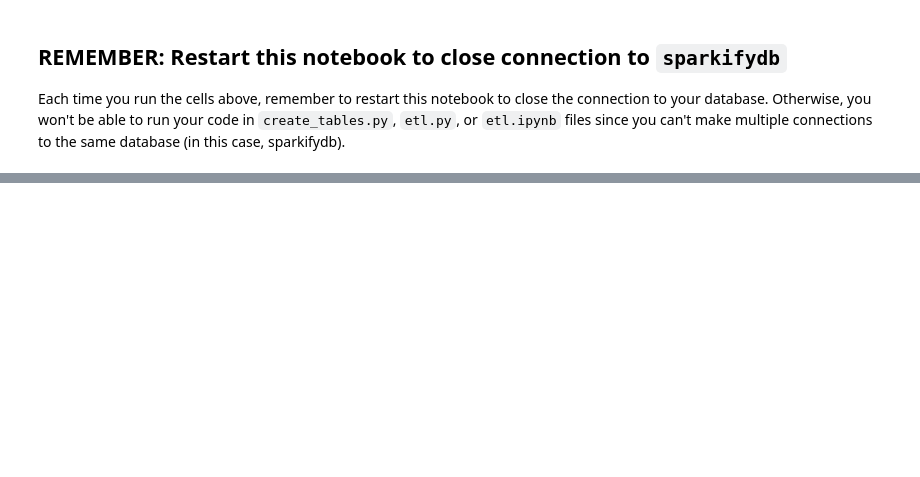
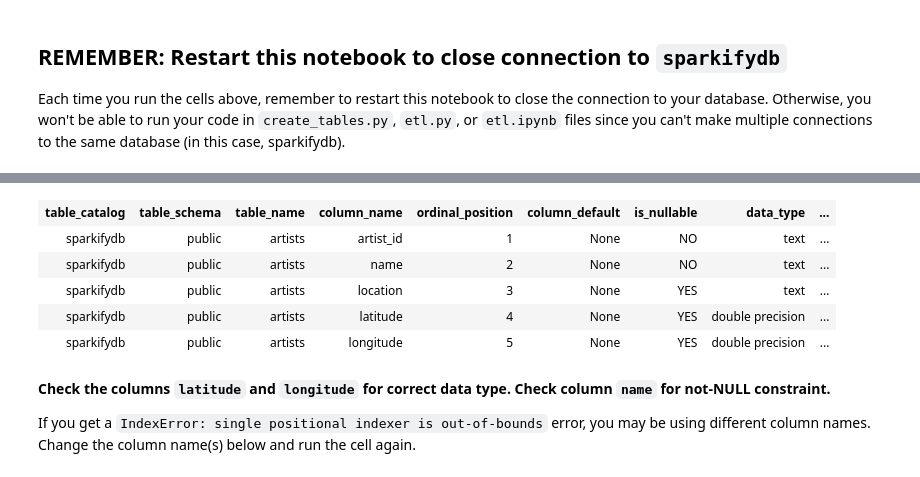
Before and after one commit to cookie2voice/DE-Project-Data-Modeling, a Jupyter notebook: test.ipynb, the cells around one changed output, grey strips where cells are left out. Drawn from its saved outputs; the diff is of its cells as text; code cells hidden in the pictures; blank space fills up the shorter version.

```diff
--- a/test.ipynb
+++ b/test.ipynb
@@ -62,0 +239,14 @@ Each time you run the cells above, remember to restart this notebook to close th
+# %%
+_output
+# %% [output]
+| table_catalog | table_schema | table_name | column_name | ordinal_position | column_default | is_nullable | data_type | ... |
+| sparkifydb | public | artists | artist_id | 1 | None | NO | text | ... |
+| sparkifydb | public | artists | name | 2 | None | NO | text | ... |
+| sparkifydb | public | artists | location | 3 | None | YES | text | ... |
+| sparkifydb | public | artists | latitude | 4 | None | YES | double precision | ... |
+| sparkifydb | public | artists | longitude | 5 | None | YES | double precision | ... |
+# %% [markdown]
+**Check the columns `latitude` and `longitude` for correct data type.
+Check column `name` for not-NULL constraint.**
+
+If you get a `IndexError: single positional indexer is out-of-bounds` error, you may be using different column names. Change the column name(s) below and run the cell again.
```
Also changed, not shown: parts of 41 cells of this notebook, 4 other files.
